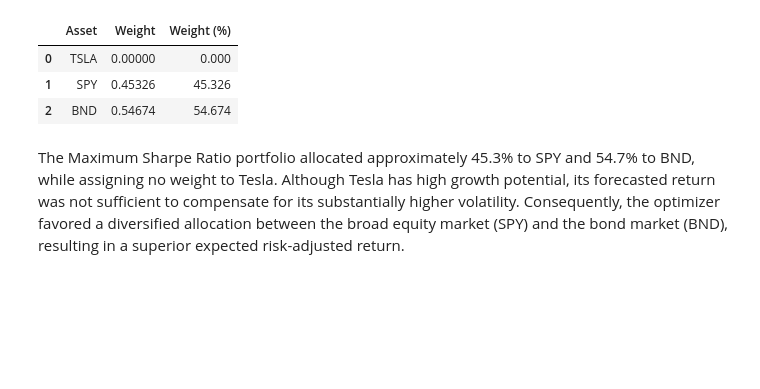
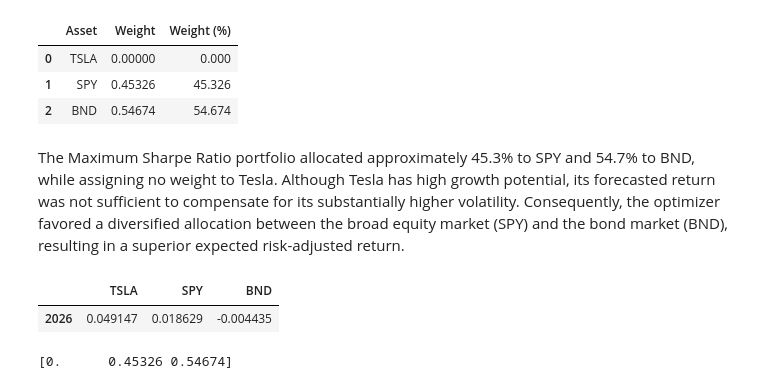
Before and after one commit to mijuuhailu/time-series-forecast, a Jupyter notebook: notebook/portifolio_optimization.ipynb, the cells around one changed output. Saved outputs shown, nothing was run; the diff lists cells and outputs as text; code cells hidden in the pictures; blank space fills up the shorter version.

```diff
--- a/notebook/portifolio_optimization.ipynb
+++ b/notebook/portifolio_optimization.ipynb
@@ -239,3 +239,20 @@ recommendation
 | 2 | BND | 0.54674 | 54.674 |
 # %% [markdown]
 The Maximum Sharpe Ratio portfolio allocated approximately 45.3% to SPY and 54.7% to BND, while assigning no weight to Tesla. Although Tesla has high growth potential, its forecasted return was not sufficient to compensate for its substantially higher volatility. Consequently, the optimizer favored a diversified allocation between the broad equity market (SPY) and the bond market (BND), resulting in a superior expected risk-adjusted return.
+# %%
+backtest_returns = returns.loc["2025-01-01":"2026-06-30"]
+
+backtest_returns.head()
+# %% [output]
+|  | TSLA | SPY | BND |
+| 2026 | 0.049147 | 0.018629 | -0.004435 |
+# %%
+strategy_weights = np.array([
+    clean_weights["TSLA"],
+    clean_weights["SPY"],
+    clean_weights["BND"]
+])
+
+print(strategy_weights)
+# %% [output]
+[0.      0.45326 0.54674]
```
Also changed, not shown: parts of 5 cells of this notebook.
